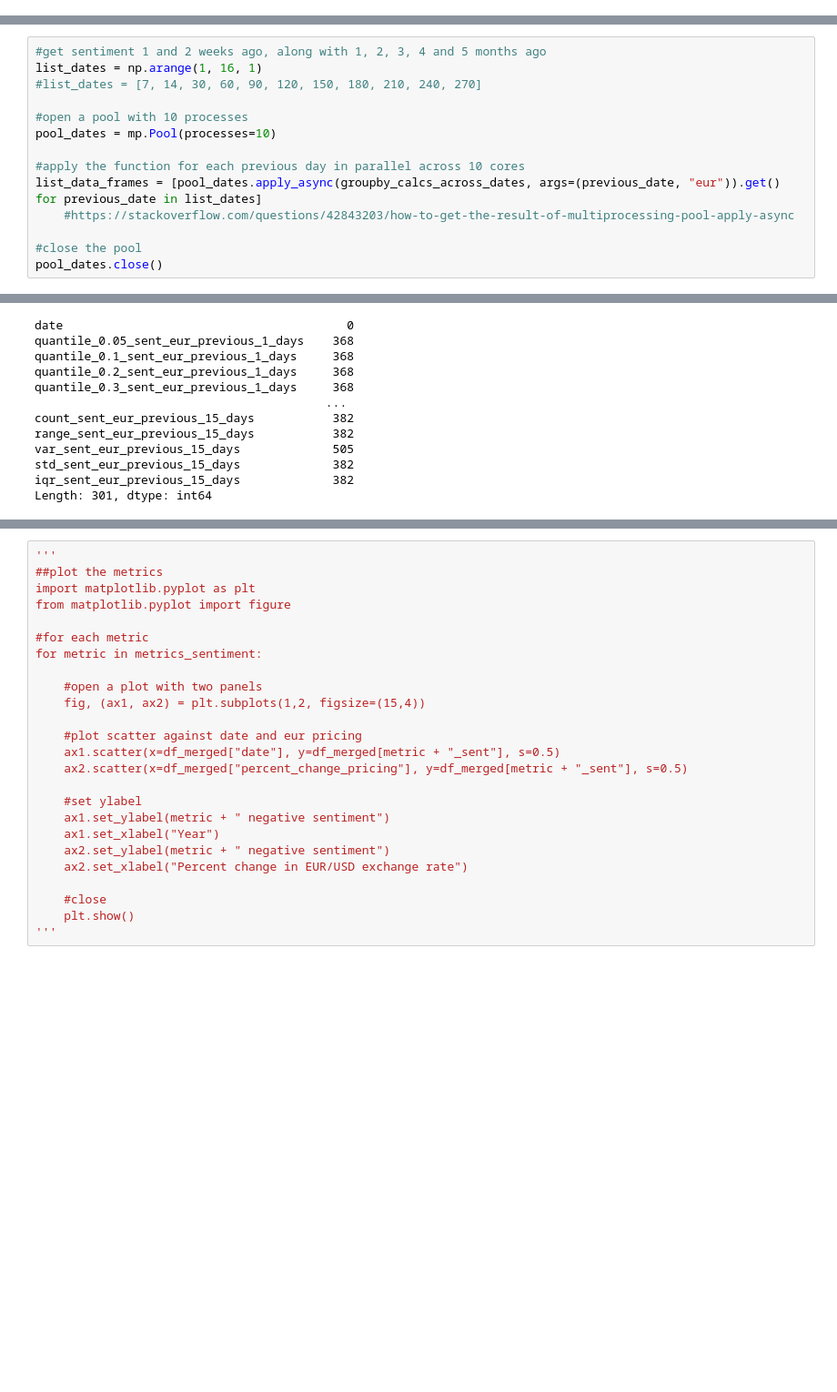
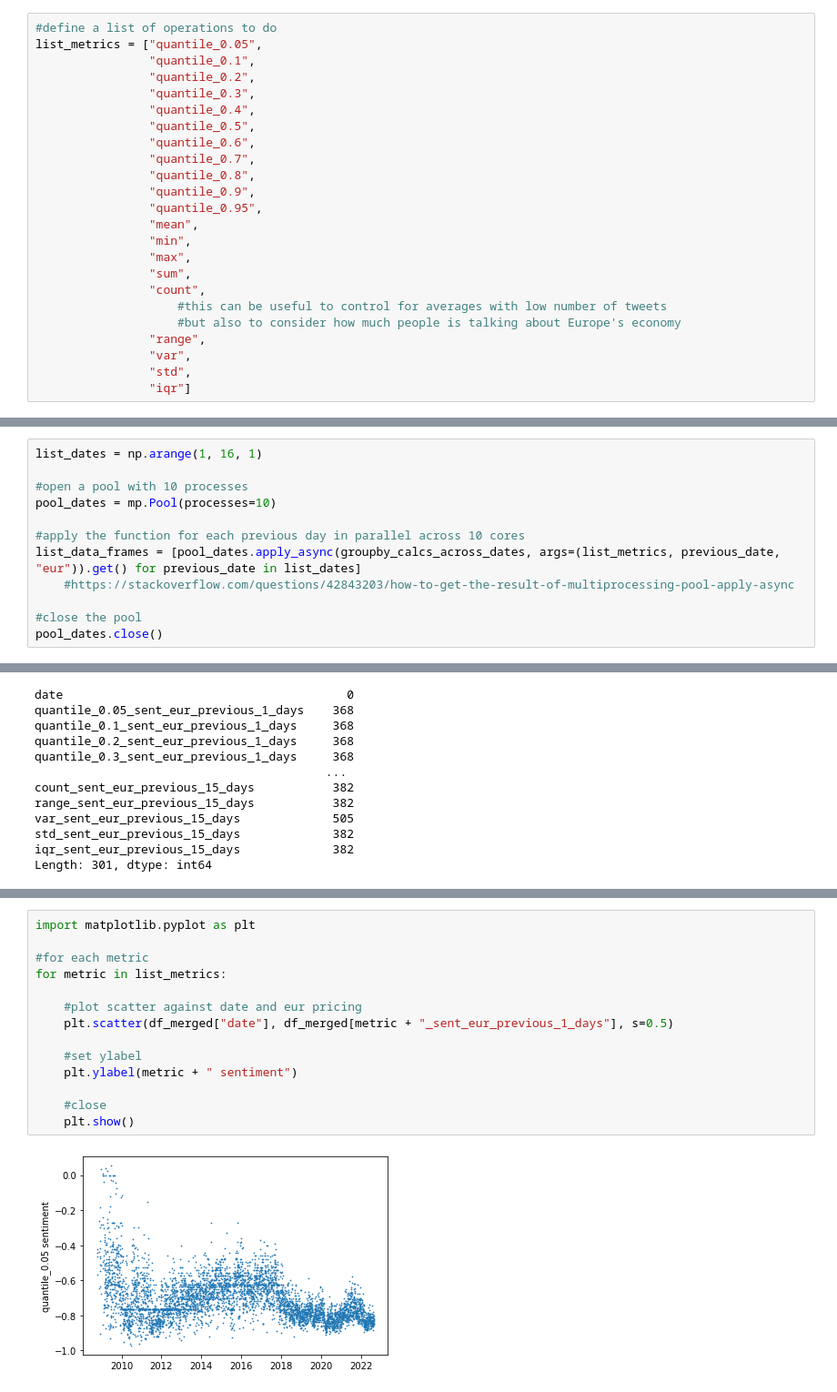
Before and after one commit to dtortosa/capstone_project, a Jupyter notebook: scripts/02b_data_preparation_twitter_sentiment_eur.ipynb, the cells around one changed output, grey strips where cells are left out. Shown at 91% size. Cells and saved outputs as stored; diff of their text form; blank space fills up the shorter version.

```diff
--- a/scripts/02b_data_preparation_twitter_sentiment_eur.ipynb
+++ b/scripts/02b_data_preparation_twitter_sentiment_eur.ipynb
@@ -766 +737,25 @@ def groupby_calcs_across_dates(previous_date, currency=""):
+# %%
+#define a list of operations to do
+list_metrics = ["quantile_0.05",
+                "quantile_0.1",
+                "quantile_0.2",
+                "quantile_0.3",
+                "quantile_0.4",
+                "quantile_0.5",
+                "quantile_0.6",
+                "quantile_0.7",
+                "quantile_0.8",
+                "quantile_0.9",
+                "quantile_0.95",
+                "mean",
+                "min",
+                "max",
+                "sum",
+                "count",
+                    #this can be useful to control for averages with low number of tweets
+                    #but also to consider how much people is talking about Europe's economy
+                "range",
+                "var",
+                "std",
+                "iqr"]
 # %%
@@ -788,13 +783,11 @@ We are going to calculate the summary statistics for the sentiment several days
 # %%
-#get sentiment 1 and 2 weeks ago, along with 1, 2, 3, 4 and 5 months ago
 list_dates = np.arange(1, 16, 1)
-#list_dates = [7, 14, 30, 60, 90, 120, 150, 180, 210, 240, 270]
 
 #open a pool with 10 processes
 pool_dates = mp.Pool(processes=10)
 
 #apply the function for each previous day in parallel across 10 cores
-list_data_frames = [pool_dates.apply_async(groupby_calcs_across_dates, args=(previous_date, "eur")).get() for previous_date in list_dates]
+list_data_frames = [pool_dates.apply_async(groupby_calcs_across_dates, args=(list_metrics, previous_date, "eur")).get() for previous_date in list_dates]
     #https://stackoverflow.com/questions/42843203/how-to-get-the-result-of-multiprocessing-pool-apply-async
 
 #close the pool
@@ -946,26 +925,16 @@ df_merged
 # %%
-'''
-##plot the metrics
 import matplotlib.pyplot as plt
-from matplotlib.pyplot import figure
 
 #for each metric
-for metric in metrics_sentiment:
-
-    #open a plot with two panels
-    fig, (ax1, ax2) = plt.subplots(1,2, figsize=(15,4))
+for metric in list_metrics:
 
     #plot scatter against date and eur pricing
-    ax1.scatter(x=df_merged["date"], y=df_merged[metric + "_sent"], s=0.5)
-    ax2.scatter(x=df_merged["percent_change_pricing"], y=df_merged[metric + "_sent"], s=0.5)
+    plt.scatter(df_merged["date"], df_merged[metric + "_sent_eur_previous_1_days"], s=0.5)
 
     #set ylabel
-    ax1.set_ylabel(metric + " negative sentiment")
-    ax1.set_xlabel("Year")
-    ax2.set_ylabel(metric + " negative sentiment")
-    ax2.set_xlabel("Percent change in EUR/USD exchange rate")
+    plt.ylabel(metric + " sentiment")
 
     #close
     plt.show()
-'''
 # %% [output]
+[figure, added]
```
Also changed, not shown: parts of 103 cells of this notebook, 8 other files.
